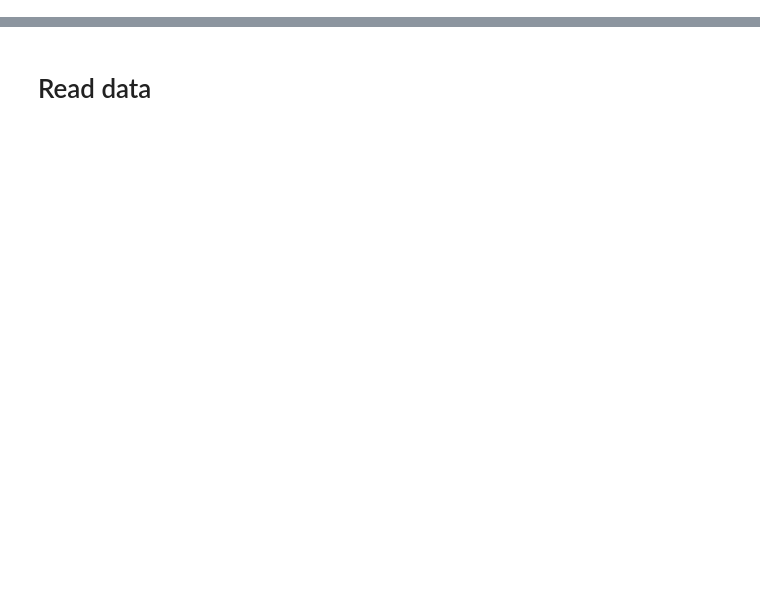
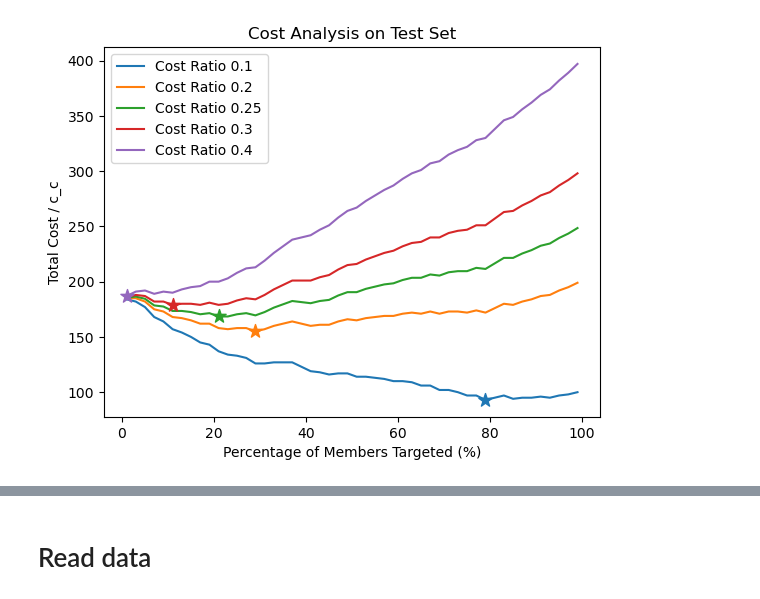
Before and after one commit to Mayorov-Lior/predict-churn-WellCo, a Jupyter notebook: eda.ipynb, the cells around one changed output, grey strips where cells are left out. Drawn from its saved outputs; the diff is of its cells as text; code cells hidden in the pictures; blank space fills up the shorter version.

Commit message:
adjusted to oop, performed forecast on test

```diff
--- a/eda.ipynb
+++ b/eda.ipynb
@@ -4,0 +8,3 @@ import matplotlib.pyplot as plt
+# %%
+pc = PredictChurn(check_validation=True)
+df_results_train, df_results_test = pc.train_model_and_predict()
@@ -4,0 +29,40 @@ import matplotlib.pyplot as plt
+# %%
+
+def calculate_cost_analysis(df_results, perfect_results_simulation=True, cost_ratios=[0.1, 0.2, 0.25, 0.3, 0.4]):
+    df_results = df_results.copy()
+    if perfect_results_simulation:
+        df_results['prioritization_score'] = df_results['true']
+    ratios_results = {ratio: [] for ratio in cost_ratios}
+
+    df_results.sort_values(by='prioritization_score', ascending=False, inplace=True)
+
+    percentages = np.arange(1,100,2)
+    for percent in percentages:
+        n = int(len(df_results)*percent/100)
+        df_results_at_k = df_results.head(n)
+        df_results_at_k['prioritization_score'] = 1
+
+        fn = df_results['true'].sum() - df_results_at_k['true'].sum() # all the positives not captured in top k
+        for ratio in cost_ratios:
+            # Total Cost / c_c = ( n * c_o + fn * c_c ) / c_c
+            # print(f"Ratio: {ratio}, n: {n}, fn: {fn}, Total Cost / c_c: {n * ratio + fn}")
+            norm_cost = n * ratio + fn
+            ratios_results[ratio].append(norm_cost)
+    min_percent = {ratio: (percentages[np.argmin(ratios_results[ratio])], np.min(ratios_results[ratio])) for ratio in cost_ratios}
+    return ratios_results, min_percent
+
+def plot_cost_analysis(ratios_results, min_percent):
+    for ratio, costs in ratios_results.items():
+        plt.plot(np.arange(1,100,2), costs, label=f'Cost Ratio {ratio}')
+        plt.scatter(min_percent[ratio][0], min_percent[ratio][1], marker='*', s=100, zorder=5) # Use a star marker
+
+    plt.xlabel('Percentage of Members Targeted (%)')
+    plt.ylabel('Total Cost / c_c')
+    plt.title('Cost Analysis on Test Set')
+    plt.legend()
+    plt.show()
+
+ratios_results, min_percent = calculate_cost_analysis(df_results_test, perfect_results_simulation=False)
+plot_cost_analysis(ratios_results, min_percent)
+# %% [output]
+[figure, added]
```
Also changed, not shown: parts of 17 cells of this notebook, 10 other files.
